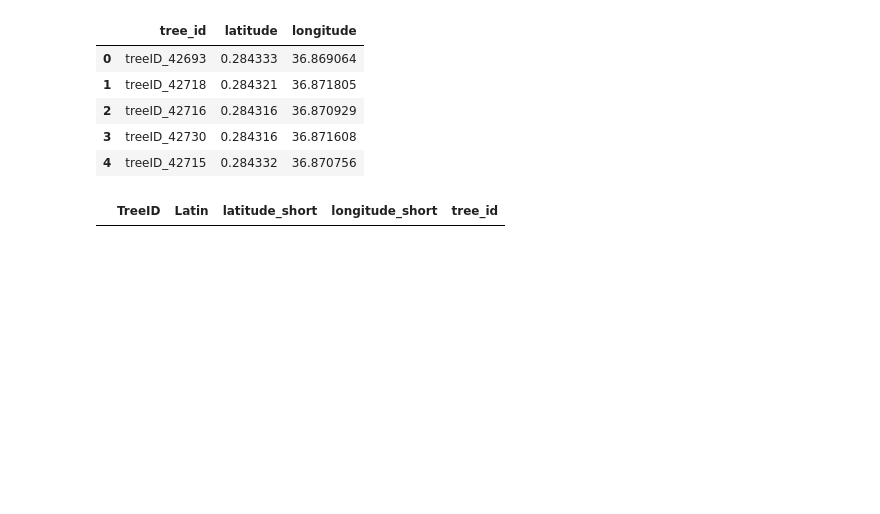
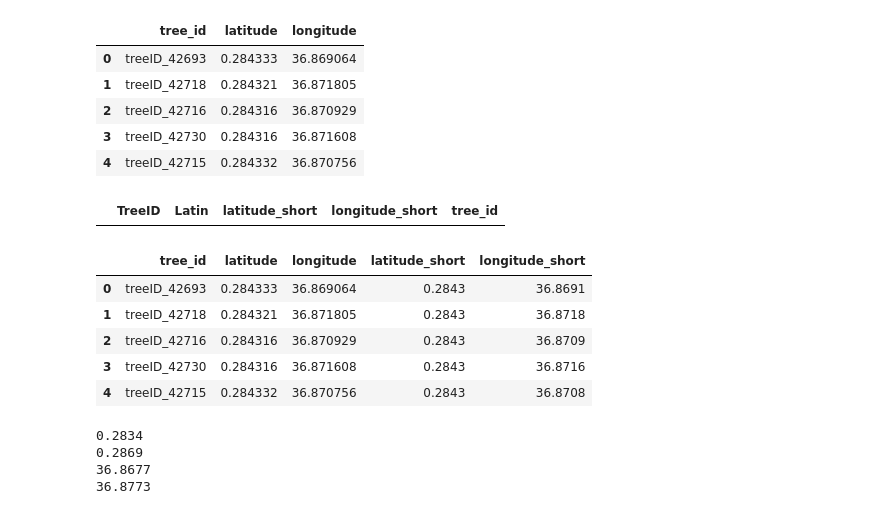
Before and after one commit to nicole-hjlin/mpala-tree-mapping, a Jupyter notebook: geomap.ipynb, the cells around one changed output. Cells and saved outputs as stored; diff of their text form; code cells hidden in the pictures; blank space fills up the shorter version.

```diff
--- a/geomap.ipynb
+++ b/geomap.ipynb
@@ -292,3 +338,22 @@ forestgeo['longitude_short'] = forestgeo['longitude'].round(match_digit)
 pd.merge(forestgeo[forestgeo['Stem'] == 'main'][['TreeID', 'Latin', 'latitude_short', 'longitude_short']], tree_dict[['tree_id', 'latitude_short', 'longitude_short']], how='inner', on = ['latitude_short', 'longitude_short'])
 # %% [output]
 |  | TreeID | Latin | latitude_short | longitude_short | tree_id |
+# %%
+tree_dict.head()
+# %% [output]
+|  | tree_id | latitude | longitude | latitude_short | longitude_short |
+| 0 | treeID_42693 | 0.284333 | 36.869064 | 0.2843 | 36.8691 |
+| 1 | treeID_42718 | 0.284321 | 36.871805 | 0.2843 | 36.8718 |
+| 2 | treeID_42716 | 0.284316 | 36.870929 | 0.2843 | 36.8709 |
+| 3 | treeID_42730 | 0.284316 | 36.871608 | 0.2843 | 36.8716 |
+| 4 | treeID_42715 | 0.284332 | 36.870756 | 0.2843 | 36.8708 |
+# %%
+print(min(tree_dict.latitude_short))
+print(max(tree_dict.latitude_short))
+print(min(tree_dict.longitude_short))
+print(max(tree_dict.longitude_short))
+# %% [output]
+0.2834
+0.2869
+36.8677
+36.8773
```
Also changed, not shown: parts of 18 cells of this notebook.
